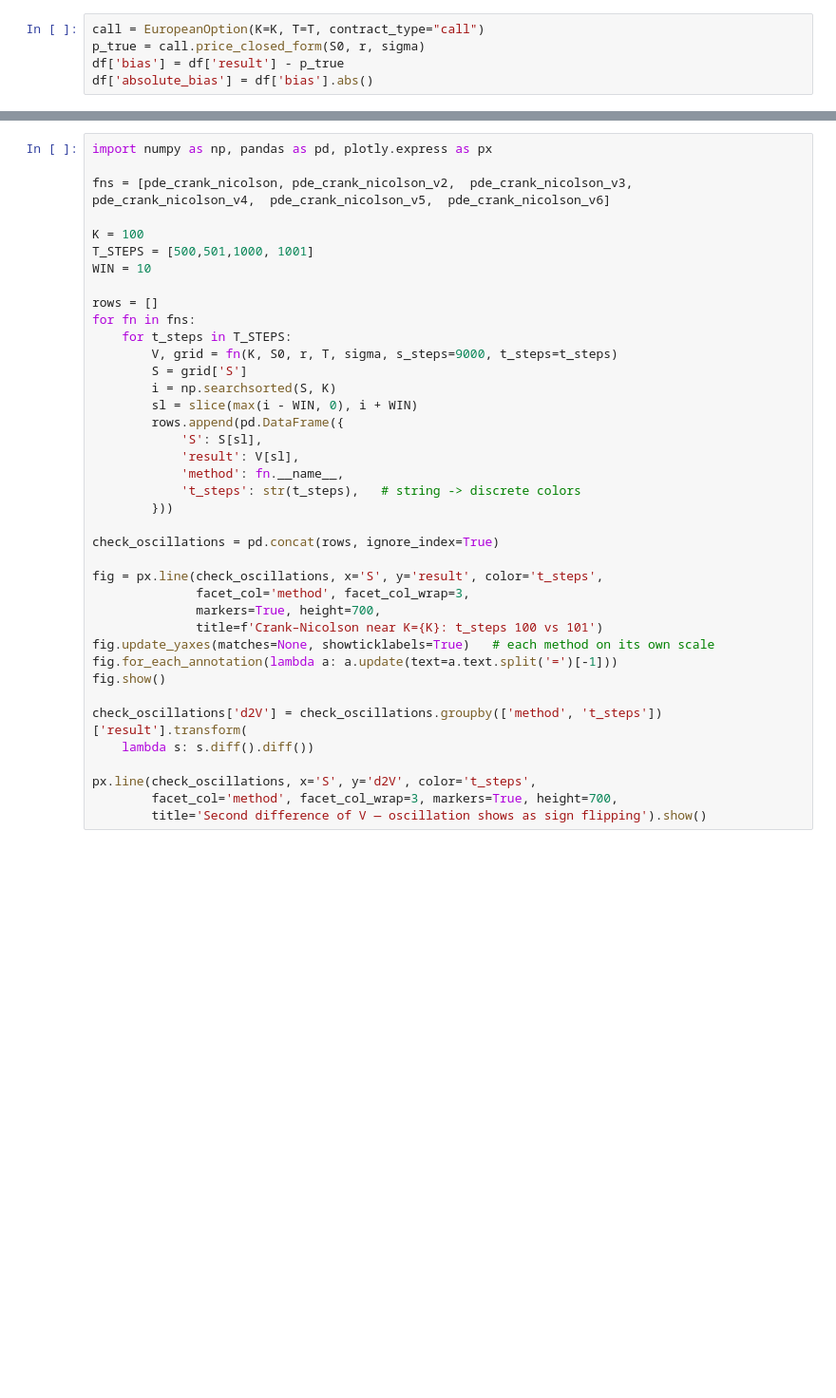
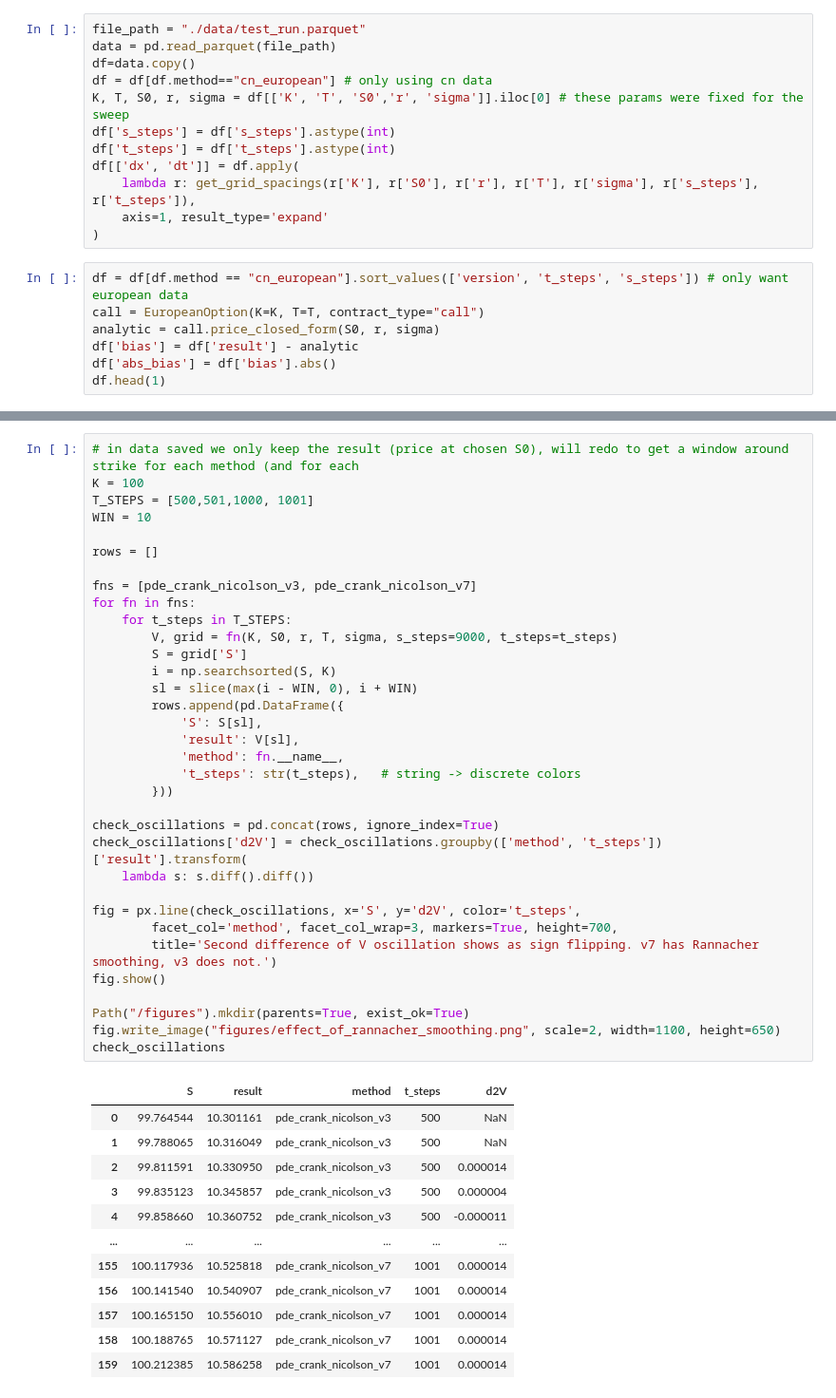
Before and after one commit to UaRuairc/Numerical-Methods-for-Option-Pricing, a Jupyter notebook: compare_cn_methods.ipynb, the cells around one changed output, grey strips where cells are left out. Shown at 95% size. Saved outputs shown, nothing was run; the diff lists cells and outputs as text; blank space fills up the shorter version.

```diff
--- a/compare_cn_methods.ipynb
+++ b/compare_cn_methods.ipynb
@@ -94,5 +16,19 @@ facet('t_steps', 's_steps_cat', 'method',  'Fix method, vary t_steps',  aspect=1
+# %%
+file_path = "./data/test_run.parquet"
+data = pd.read_parquet(file_path)
+df=data.copy()
+df = df[df.method=="cn_european"] # only using cn data
+K, T, S0, r, sigma = df[['K', 'T', 'S0','r', 'sigma']].iloc[0] # these params were fixed for the sweep
+df['s_steps'] = df['s_steps'].astype(int)
+df['t_steps'] = df['t_steps'].astype(int)
+df[['dx', 'dt']] = df.apply(
+    lambda r: get_grid_spacings(r['K'], r['S0'], r['r'], r['T'], r['sigma'], r['s_steps'], r['t_steps']),
+    axis=1, result_type='expand'
+)
 # %%
+df = df[df.method == "cn_european"].sort_values(['version', 't_steps', 's_steps']) # only want european data
 call = EuropeanOption(K=K, T=T, contract_type="call")
-p_true = call.price_closed_form(S0, r, sigma)
-df['bias'] = df['result'] - p_true
-df['absolute_bias'] = df['bias'].abs()
+analytic = call.price_closed_form(S0, r, sigma)
+df['bias'] = df['result'] - analytic
+df['abs_bias'] = df['bias'].abs()
+df.head(1)
@@ -99,39 +255,47 @@ df['absolute_bias'] = df['bias'].abs()
 # %%
-import numpy as np, pandas as pd, plotly.express as px
-
-fns = [pde_crank_nicolson, pde_crank_nicolson_v2,  pde_crank_nicolson_v3,  pde_crank_nicolson_v4,  pde_crank_nicolson_v5,  pde_crank_nicolson_v6]
-
+# in data saved we only keep the result (price at chosen S0), will redo to get a window around strike for each method (and for each
 K = 100
 T_STEPS = [500,501,1000, 1001]
 WIN = 10
 
 rows = []
+
+fns = [pde_crank_nicolson_v3, pde_crank_nicolson_v7]
 for fn in fns:
     for t_steps in T_STEPS:
         V, grid = fn(K, S0, r, T, sigma, s_steps=9000, t_steps=t_steps)
         S = grid['S']
         i = np.searchsorted(S, K)
         sl = slice(max(i - WIN, 0), i + WIN)
         rows.append(pd.DataFrame({
             'S': S[sl],
             'result': V[sl],
             'method': fn.__name__,
             't_steps': str(t_steps),   # string -> discrete colors
         }))
 
 check_oscillations = pd.concat(rows, ignore_index=True)
-
-fig = px.line(check_oscillations, x='S', y='result', color='t_steps',
-              facet_col='method', facet_col_wrap=3,
-              markers=True, height=700,
-              title=f'Crank–Nicolson near K={K}: t_steps 100 vs 101')
-fig.update_yaxes(matches=None, showticklabels=True)   # each method on its own scale
-fig.for_each_annotation(lambda a: a.update(text=a.text.split('=')[-1]))
-fig.show()
-
 check_oscillations['d2V'] = check_oscillations.groupby(['method', 't_steps'])['result'].transform(
     lambda s: s.diff().diff())
 
-px.line(check_oscillations, x='S', y='d2V', color='t_steps',
+fig = px.line(check_oscillations, x='S', y='d2V', color='t_steps',
         facet_col='method', facet_col_wrap=3, markers=True, height=700,
-        title='Second difference of V — oscillation shows as sign flipping').show()
+        title='Second difference of V oscillation shows as sign flipping. v7 has Rannacher smoothing, v3 does not.')
+fig.show()
+
+Path("/figures").mkdir(parents=True, exist_ok=True)
+fig.write_image("figures/effect_of_rannacher_smoothing.png", scale=2, width=1100, height=650)
+check_oscillations
+# %% [output]
+|  | S | result | method | t_steps | d2V |
+| 0 | 99.764544 | 10.301161 | pde_crank_nicolson_v3 | 500 | NaN |
+| 1 | 99.788065 | 10.316049 | pde_crank_nicolson_v3 | 500 | NaN |
+| 2 | 99.811591 | 10.330950 | pde_crank_nicolson_v3 | 500 | 0.000014 |
+| 3 | 99.835123 | 10.345857 | pde_crank_nicolson_v3 | 500 | 0.000004 |
+| 4 | 99.858660 | 10.360752 | pde_crank_nicolson_v3 | 500 | -0.000011 |
+| ... | ... | ... | ... | ... | ... |
+| 155 | 100.117936 | 10.525818 | pde_crank_nicolson_v7 | 1001 | 0.000014 |
+| 156 | 100.141540 | 10.540907 | pde_crank_nicolson_v7 | 1001 | 0.000014 |
+| 157 | 100.165150 | 10.556010 | pde_crank_nicolson_v7 | 1001 | 0.000014 |
+| 158 | 100.188765 | 10.571127 | pde_crank_nicolson_v7 | 1001 | 0.000014 |
+| 159 | 100.212385 | 10.586258 | pde_crank_nicolson_v7 | 1001 | 0.000014 |
```
Also changed, not shown: parts of 19 cells of this notebook, 8 other files.
